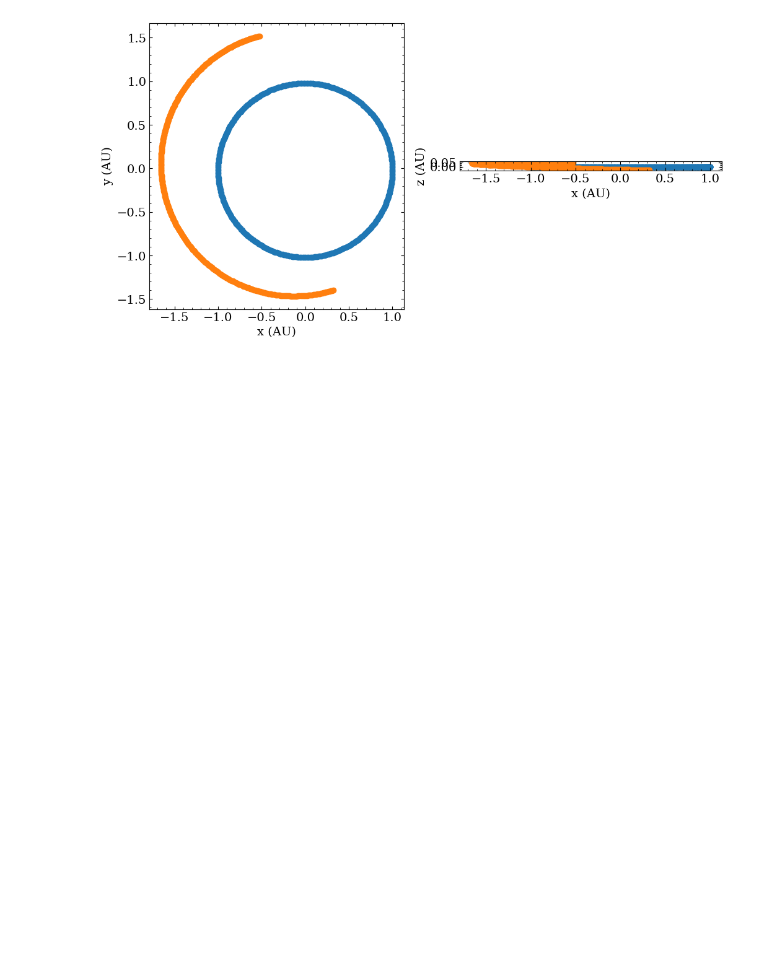
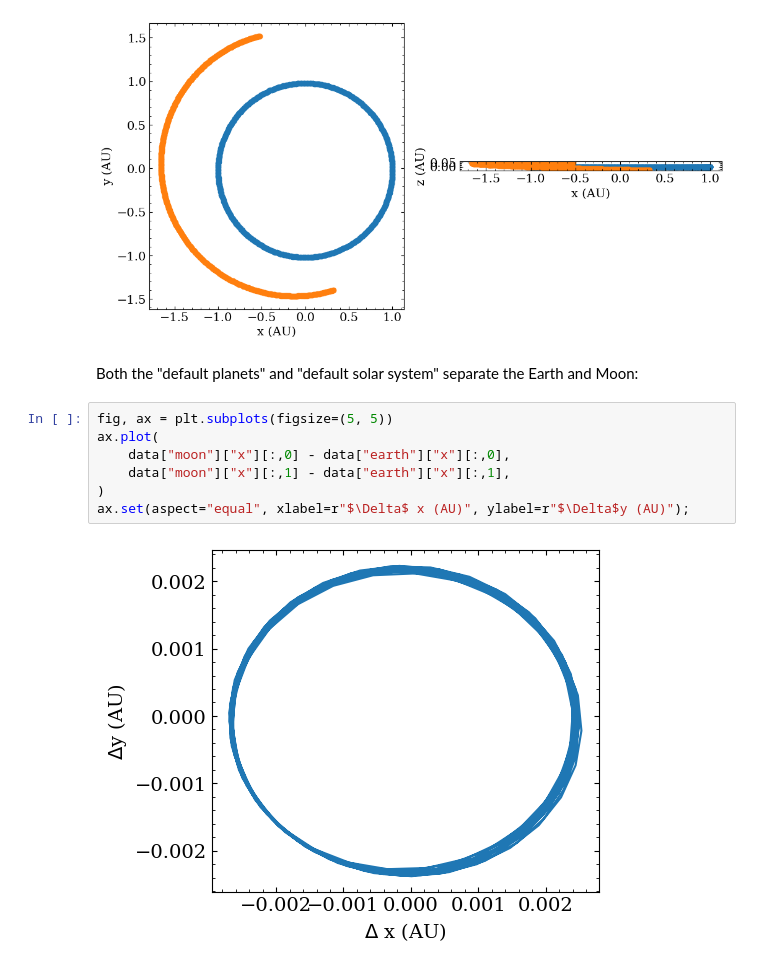
Before and after one commit to ben-cassese/jorbit, a Jupyter notebook: docs/tutorials/interact_de_ephemeris.ipynb, the cells around one changed output. Cells and saved outputs as stored; diff of their text form; blank space fills up the shorter version.

```diff
--- a/docs/tutorials/interact_de_ephemeris.ipynb
+++ b/docs/tutorials/interact_de_ephemeris.ipynb
@@ -77,3 +77,14 @@ ax[1].scatter(ecliptic_mars[:,0], ecliptic_mars[:,2])
 ax[1].set(aspect="equal", xlabel="x (AU)", ylabel="z (AU)");
 # %% [output]
 [figure]
+# %% [markdown]
+Both the "default planets" and "default solar system" separate the Earth and Moon:
+# %%
+fig, ax = plt.subplots(figsize=(5, 5))
+ax.plot(
+    data["moon"]["x"][:,0] - data["earth"]["x"][:,0],
+    data["moon"]["x"][:,1] - data["earth"]["x"][:,1],
+)
+ax.set(aspect="equal", xlabel=r"$\Delta$ x (AU)", ylabel=r"$\Delta$y (AU)");
+# %% [output]
+[figure, added]
```
Also changed, not shown: parts of 2 cells of this notebook, 10 other files.
